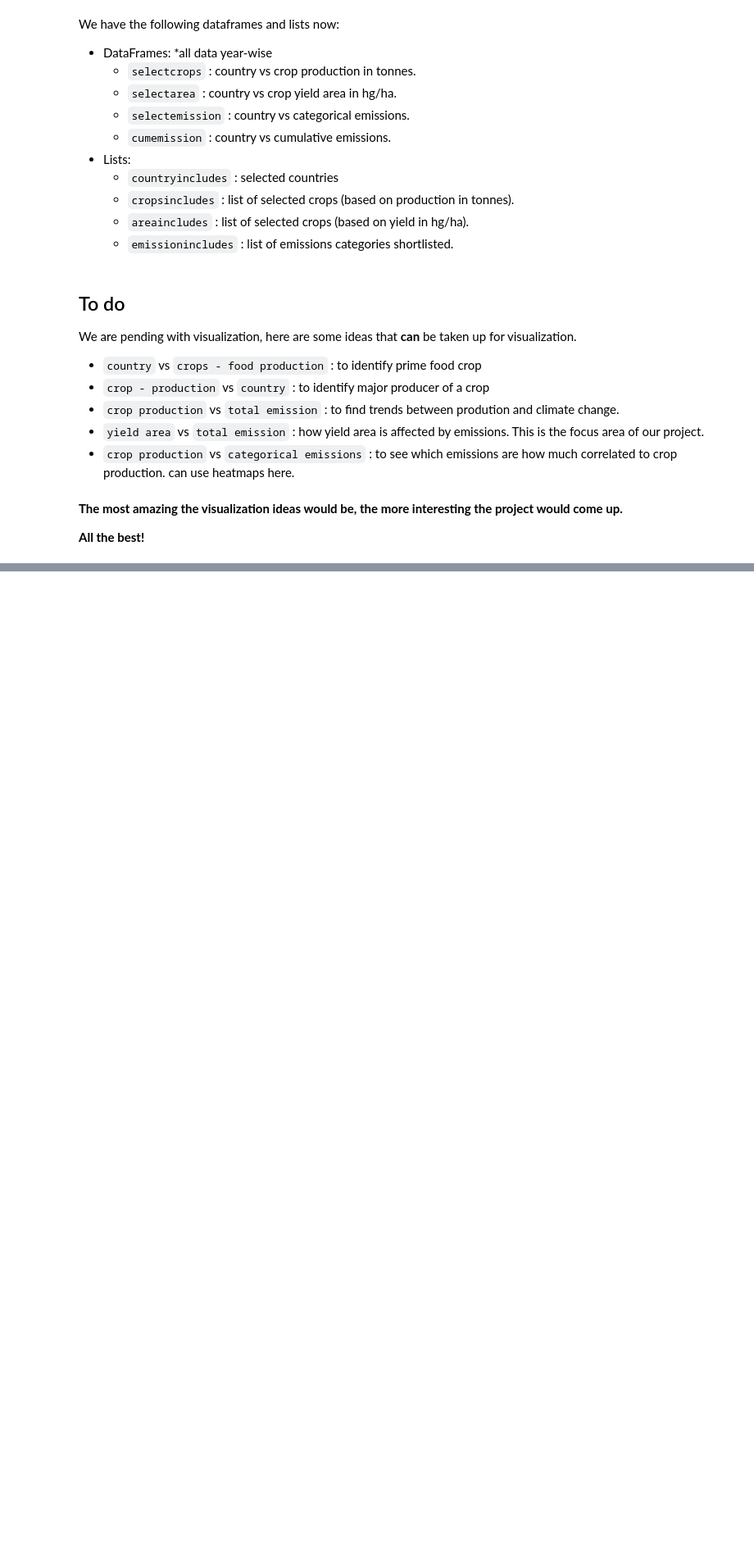
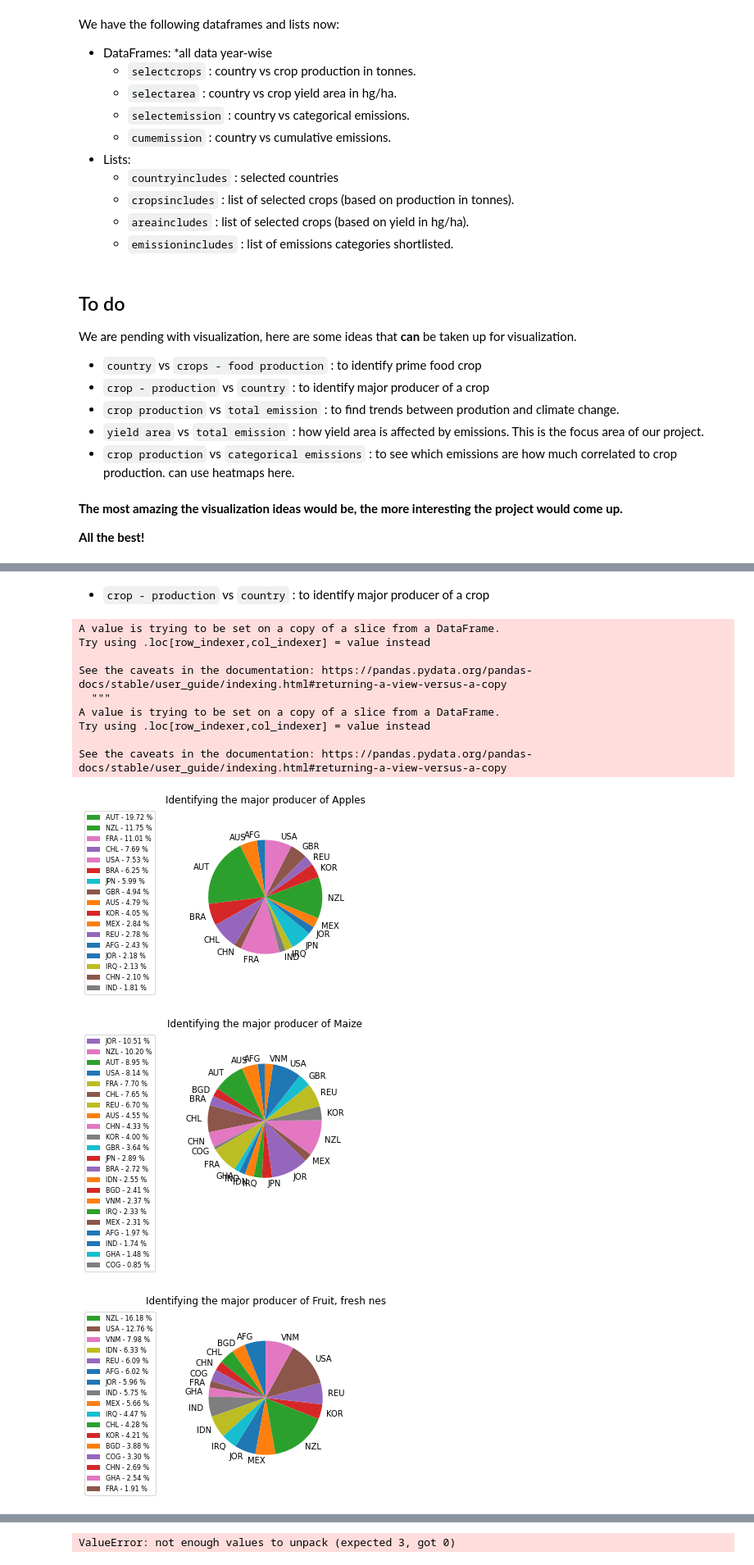
Before and after one commit to ayushanand18/climate-change-vs-agri, a Jupyter notebook: climate_change_visualize.ipynb, the cells around one changed output, grey strips where cells are left out. Shown at 82% size. Saved outputs shown, nothing was run; the diff lists cells and outputs as text; code cells hidden in the pictures; blank space fills up the shorter version.

```diff
--- a/climate_change_visualize.ipynb
+++ b/climate_change_visualize.ipynb
@@ -370,0 +420,40 @@ We are pending with visualization, here are some ideas that **can** be taken up
+# %% [markdown]
++ `crop - production` vs `country` : to identify major producer of a crop
+# %%
+#Creating a DF with the country , crop and average production columns
+def plotfoodcountry(crop):
+    countrydf = selectarea.loc[selectarea['typeName'] == crop]
+    year_data = countrydf.columns[2:]
+    countrydf['Average Production'] = countrydf[year_data].mean(axis = 1)
+    countrydf['typeName'] = countrydf['typeName'].str.replace(r' yield in hg/ha', '')
+    x = countrydf['code3']
+    y = countrydf['Average Production']
+    crop = crop.replace(r' yield in hg/ha', '')
+    plt.title("Identifying the major producer of {}".format(crop))
+    percent = 100.*y/y.sum()
+
+    patches, texts = plt.pie(y, labels = x, startangle=90, radius=0.8)
+    labels = ['{0} - {1:1.2f} %'.format(i,j) for i,j in zip(x, percent)]
+
+    sort_legend = True
+    if sort_legend:
+        patches, labels, dummy =  zip(*sorted(zip(patches, labels, y),key=lambda x: x[2],reverse=True))
+
+    plt.legend(patches, labels, loc='best', bbox_to_anchor=(-0.1, 1.),
+            fontsize=8)
+    plt.show()
+for x in areaincludes:
+     plotfoodcountry(x)
+# %% [output]
+A value is trying to be set on a copy of a slice from a DataFrame.
+Try using .loc[row_indexer,col_indexer] = value instead
+
+See the caveats in the documentation: https://pandas.pydata.org/pandas-docs/stable/user_guide/indexing.html#returning-a-view-versus-a-copy
+  """
+A value is trying to be set on a copy of a slice from a DataFrame.
+Try using .loc[row_indexer,col_indexer] = value instead
+
+See the caveats in the documentation: https://pandas.pydata.org/pandas-docs/stable/user_guide/indexing.html#returning-a-view-versus-a-copy
+[figure, added]
+[figure, added]
+[figure, added]
@@ -370,0 +463 @@ We are pending with visualization, here are some ideas that **can** be taken up
+ValueError: not enough values to unpack (expected 3, got 0)
```
Also changed, not shown: parts of 20 cells of this notebook.
